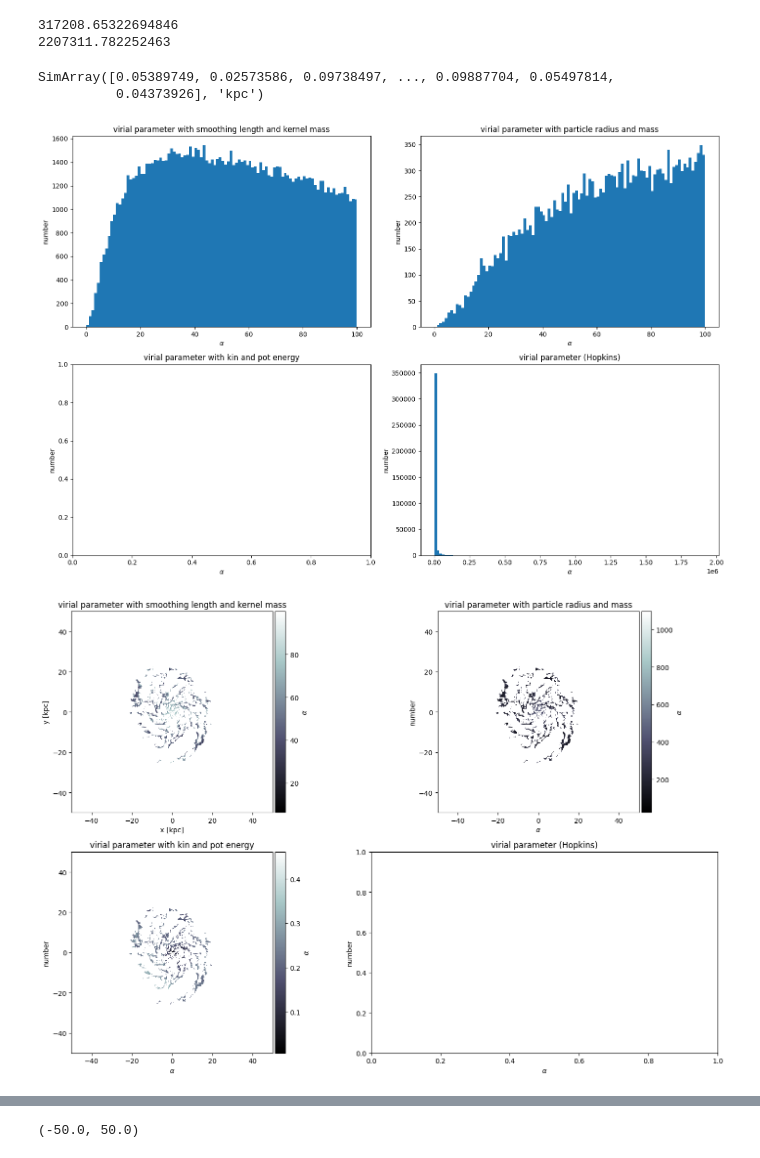
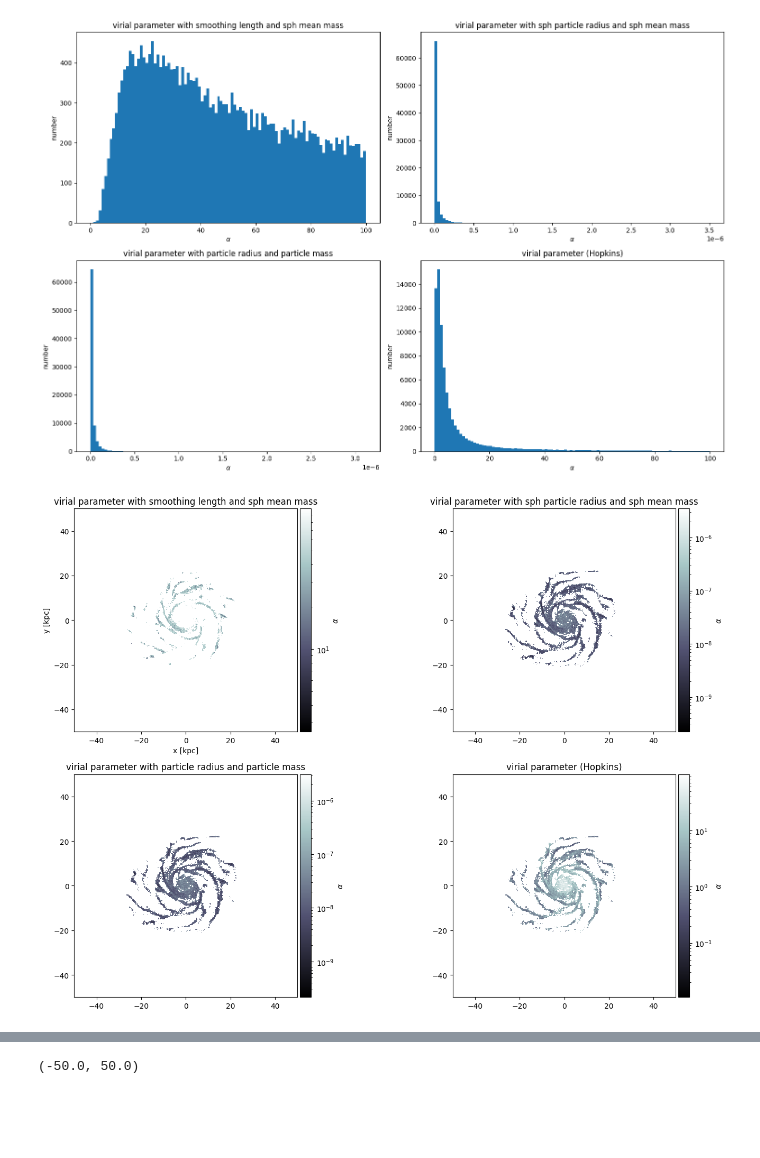
Before and after one commit to Evafranck/star_formation, a Jupyter notebook: star_formation.ipynb, the cells around one changed output, grey strips where cells are left out. Drawn from its saved outputs; the diff is of its cells as text; code cells hidden in the pictures; blank space fills up the shorter version.

Commit message:
comparison histograms of alpha

```diff
--- a/star_formation.ipynb
+++ b/star_formation.ipynb
@@ -103,21 +101,4 @@ def mw_hist(fam, key, b):
     hist, xbin, ybin = np.histogram2d(fam['x'],fam['y'],weights=fam[key]*fam['mass'], bins=b, range=((-50,50),(-50,50)))
     mass, xbin, ybin = np.histogram2d(fam['x'],fam['y'],weights=fam['mass'], bins=b, range=((-50,50),(-50,50)))
     return hist/mass
-# %%
-# comparison mass m_i of particle or mass = rho_i * V_i of the kernel
-
-m_part = gal.g['mass']
-m_kern = gal.g['rho']*4/3*np.pi*gal.g['smooth']**3
-print(m_part[0])
-print(m_kern[0])
-# %% [output]
-317208.65322694846
-2207311.782252463
-# %%
-gal.g['radius2'] = gal.g['smooth']
-gal.g['radius2'] = (gal.g['mass']/gal.g['rho']*3/(4*np.pi))**(1/3)
-gal.g['radius2']
-# %% [output]
-SimArray([0.05389749, 0.02573586, 0.09738497, ..., 0.09887704, 0.05497814,
-          0.04373926], 'kpc')
 # %%
@@ -131,29 +123,39 @@ gal_low_alpha = gal.g[low_alpha]
+# %%
+low_alpha = f.LowPass('alpha', '100')
+low_alpha_2 = f.LowPass('alpha_2', '100')
+low_alpha_3 = f.LowPass('alpha_3', '100')
+low_alpha_4 = f.LowPass('alpha_4', '100')
+
+gal_low_alpha = gal.g[low_alpha]
+gal_low_alpha_2 = gal.g[low_alpha_2]
+gal_low_alpha_3 = gal.g[low_alpha_3]
+gal_low_alpha_4 = gal.g[low_alpha_4]
 # %%
 fig = plt.figure(figsize = (15,10))
 
 ax1 = plt.subplot(221)
 ax1.hist(gal.g['alpha'], bins = 100, range= (0,100))
-ax1.set_title('virial parameter with smoothing length and kernel mass')
+ax1.set_title('virial parameter with smoothing length and sph mean mass')
 ax1.set_xlabel(r'$\alpha$')
 ax1.set_ylabel('number')
 
 
 ax2 = plt.subplot(222)
-ax2.hist(gal.g['alpha_2'], bins = 100, range=(0,100))
-ax2.set_title('virial parameter with particle radius and mass')
+ax2.hist(gal.g['alpha_2'], bins = 100)
+ax2.set_title('virial parameter with sph particle radius and sph mean mass')
 ax2.set_xlabel(r'$\alpha$')
 ax2.set_ylabel('number')
 
 
 ax3 = plt.subplot(223)
-#ax3.hist(gal.g['alpha_3'], bins = 100)
-ax3.set_title('virial parameter with kin and pot energy')
+ax3.hist(gal.g['alpha_3'], bins = 100)
+ax3.set_title('virial parameter with particle radius and particle mass')
 ax3.set_xlabel(r'$\alpha$')
 ax3.set_ylabel('number')
 
 
 ax4 = plt.subplot(224)
-ax4.hist(gal.g['alpha_4'], bins = 100)
+ax4.hist(gal.g['alpha_4'], bins = 100, range= (0,100))
 ax4.set_title('virial parameter (Hopkins)')
 ax4.set_xlabel(r'$\alpha$')
 ax4.set_ylabel('number')
@@ -163,59 +165,56 @@ ax4.set_ylabel('number')
 fig.tight_layout()
 plt.show()
 # %% [output]
-[figure, old version]
+[figure, new version]
 # %%
 fig = plt.figure(figsize = (15,10))
 
 ax1 = plt.subplot(221)
-im1 = ax1.imshow(mw_hist(gal_low_alpha, 'alpha', 500), extent=(-50,50,-50,50), cmap='bone')
-ax1.imshow(mw_hist(gal_low_alpha, 'alpha', 500), extent=(-50,50,-50,50), cmap='bone')
+im1 = ax1.imshow(mw_hist(gal_low_alpha, 'alpha', 500), extent=(-50,50,-50,50), cmap='bone', norm = colors.LogNorm())
 divider = make_axes_locatable(ax1)
 cax = divider.append_axes('right', size='5%', pad=0.05)
 fig.colorbar(im1, cax=cax, orientation='vertical', label = r'$\alpha$')
-ax1.set_title('virial parameter with smoothing length and kernel mass')
+ax1.set_title('virial parameter with smoothing length and sph mean mass')
 ax1.set_xlabel('x [kpc]')
 ax1.set_ylabel('y [kpc]')
 ax1.set_xlim(-50, 50)
 ax1.set_ylim(-50, 50)
 
 ax2 = plt.subplot(222)
-im2 = ax2.imshow(mw_hist(gal_low_alpha, 'alpha_2', 500), extent=(-50,50,-50,50), cmap='bone')
-ax2.imshow(mw_hist(gal_low_alpha, 'alpha_2', 500), extent=(-50,50,-50,50), cmap='bone')
+im2 = ax2.imshow(mw_hist(gal_low_alpha_2, 'alpha_2', 500), extent=(-50,50,-50,50), cmap='bone', norm = colors.LogNorm())
 divider = make_axes_locatable(ax2)
 cax = divider.append_axes('right', size='5%', pad=0.05)
 fig.colorbar(im2, cax=cax, orientation='vertical', label = r'$\alpha$')
-ax2.set_title('virial parameter with particle radius and mass')
-ax2.set_xlabel(r'$\alpha$')
-ax2.set_ylabel('number')
+ax2.set_title('virial parameter with sph particle radius and sph mean mass')
+ax1.set_xlabel('x [kpc]')
+ax1.set_ylabel('y [kpc]')
 #ax2.set_xlim(-20, 20)
 #ax2.set_ylim(-20,20)
 
 ax3 = plt.subplot(223)
-im3 = ax3.imshow(mw_hist(gal_low_alpha, 'alpha_3', 500), extent=(-50,50,-50,50), cmap='bone')
-#ax3.imshow(mw_hist(gal_low_alpha, 'alpha_3', 500), extent=(-50,50,-50,50), cmap='bone')
+im3 = ax3.imshow(mw_hist(gal_low_alpha_3, 'alpha_3', 500), extent=(-50,50,-50,50), cmap='bone', norm = colors.LogNorm())
 divider = make_axes_locatable(ax3)
 cax = divider.append_axes('right', size='5%', pad=0.05)
-#fig.colorbar(im3, cax=cax, orientation='vertical', label = r'$\alpha$')
-ax3.set_title('virial parameter with kin and pot energy')
-ax3.set_xlabel(r'$\alpha$')
-ax3.set_ylabel('number')
+fig.colorbar(im3, cax=cax, orientation='vertical', label = r'$\alpha$')
+ax3.set_title('virial parameter with particle radius and particle mass')
+ax1.set_xlabel('x [kpc]')
+ax1.set_ylabel('y [kpc]')
 #ax3.set_xlim(-20, 20)
 #ax3.set_ylim(-20,20)
 
 ax4 = plt.subplot(224)
-#ax4.imshow(mw_hist(gal.g, 'alpha_4', 500), extent=(-50,50,-50,50), cmap='bone')
-#divider = make_axes_locatable(ax4)
-#cax = divider.append_axes('right', size='5%', pad=0.05)
-#fig.colorbar(im4, cax=cax, orientation='vertical', label = r'$\alpha$')
+im4 = ax4.imshow(mw_hist(gal_low_alpha_4, 'alpha_4', 500), extent=(-50,50,-50,50), cmap='bone', norm = colors.LogNorm())
+divider = make_axes_locatable(ax4)
+cax = divider.append_axes('right', size='5%', pad=0.05)
+fig.colorbar(im4, cax=cax, orientation='vertical', label = r'$\alpha$')
 ax4.set_title('virial parameter (Hopkins)')
-ax4.set_xlabel(r'$\alpha$')
-ax4.set_ylabel('number')
+ax1.set_xlabel('x [kpc]')
+ax1.set_ylabel('y [kpc]')
 #ax4.set_xlim(-20, 20)
 #ax4.set_ylim(-20,20)
 
 
 fig.tight_layout()
 plt.show()
 # %% [output]
-[figure, old version]
+[figure, new version]
```
Also changed, not shown: parts of 30 cells of this notebook.
